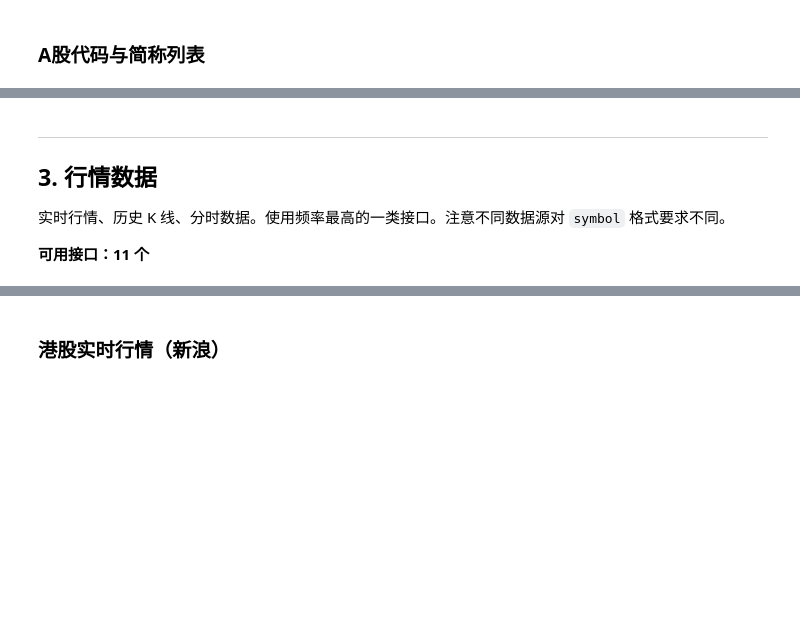
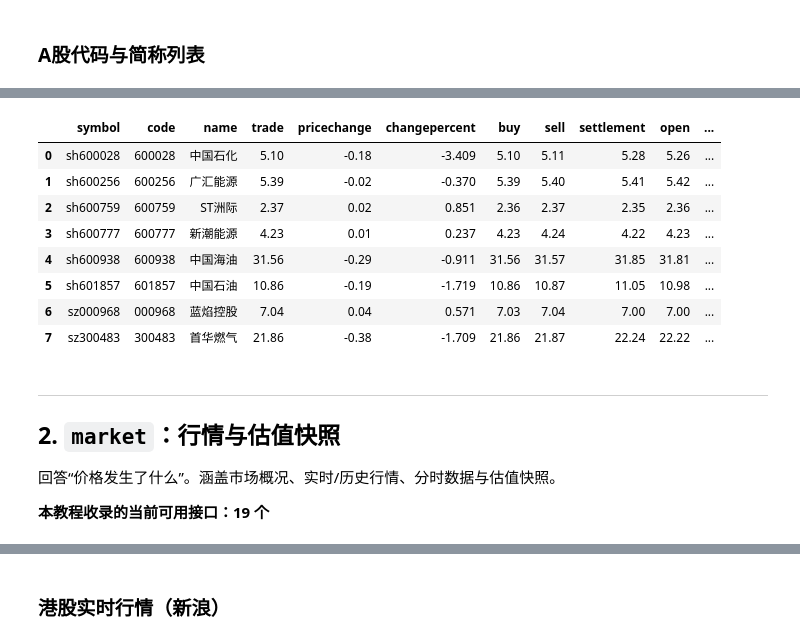
Before and after one commit to bamboosjtu/trading-topic, a Jupyter notebook: labs/00_金融数据获取/akshare_tutorial.ipynb, the cells around one changed output, grey strips where cells are left out. Cells and saved outputs as stored; diff of their text form; code cells hidden in the pictures; blank space fills up the shorter version.

```diff
--- a/labs/00_金融数据获取/akshare_tutorial.ipynb
+++ b/labs/00_金融数据获取/akshare_tutorial.ipynb
@@ -173,10 +173,27 @@ df.head()
+# %%
+# 2. 板块行情-成份详情
+# 通过 ak.stock_sector_spot 返回数据的 label 字段选择 sector
+
+df = ak.stock_sector_detail(sector="hangye_ZB07")
+
+df
+# %% [output]
+|  | symbol | code | name | trade | pricechange | changepercent | buy | sell | settlement | open | ... |
+| 0 | sh600028 | 600028 | 中国石化 | 5.10 | -0.18 | -3.409 | 5.10 | 5.11 | 5.28 | 5.26 | ... |
+| 1 | sh600256 | 600256 | 广汇能源 | 5.39 | -0.02 | -0.370 | 5.39 | 5.40 | 5.41 | 5.42 | ... |
+| 2 | sh600759 | 600759 | ST洲际 | 2.37 | 0.02 | 0.851 | 2.36 | 2.37 | 2.35 | 2.36 | ... |
+| 3 | sh600777 | 600777 | 新潮能源 | 4.23 | 0.01 | 0.237 | 4.23 | 4.24 | 4.22 | 4.23 | ... |
+| 4 | sh600938 | 600938 | 中国海油 | 31.56 | -0.29 | -0.911 | 31.56 | 31.57 | 31.85 | 31.81 | ... |
+| 5 | sh601857 | 601857 | 中国石油 | 10.86 | -0.19 | -1.719 | 10.86 | 10.87 | 11.05 | 10.98 | ... |
+| 6 | sz000968 | 000968 | 蓝焰控股 | 7.04 | 0.04 | 0.571 | 7.03 | 7.04 | 7.00 | 7.00 | ... |
+| 7 | sz300483 | 300483 | 首华燃气 | 21.86 | -0.38 | -1.709 | 21.86 | 21.87 | 22.24 | 22.22 | ... |
 # %% [markdown]
 ---
-## 3. 行情数据
+## 2. `market`：行情与估值快照
 
-实时行情、历史 K 线、分时数据。使用频率最高的一类接口。注意不同数据源对 `symbol` 格式要求不同。
+回答“价格发生了什么”。涵盖市场概况、实时/历史行情、分时数据与估值快照。
 
-**可用接口：11 个**
+**本教程收录的当前可用接口：19 个**
 # %% [markdown]
 ### 可用接口汇总
 
```
Also changed, not shown: parts of 84 cells of this notebook, 11 other files.
